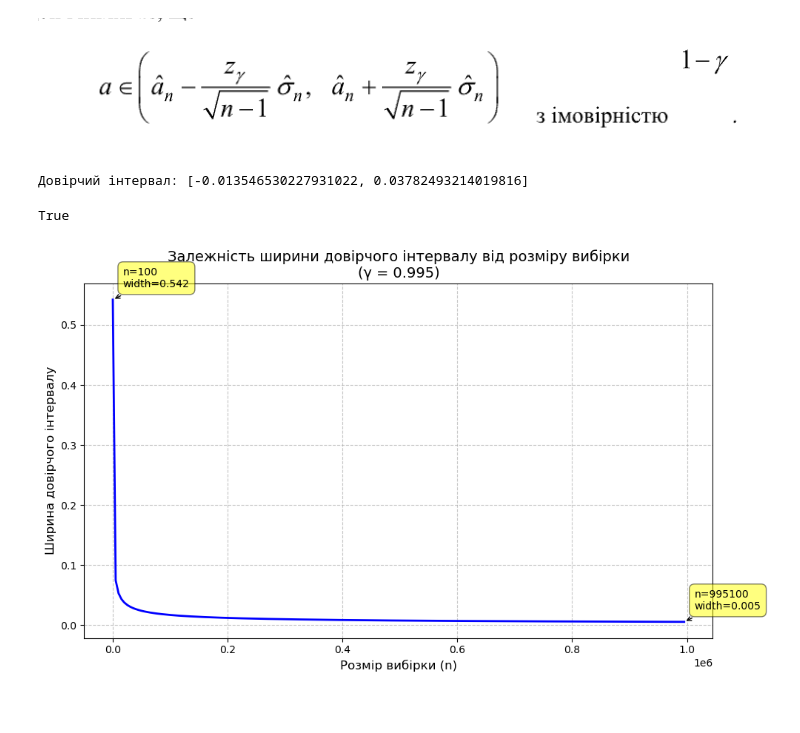
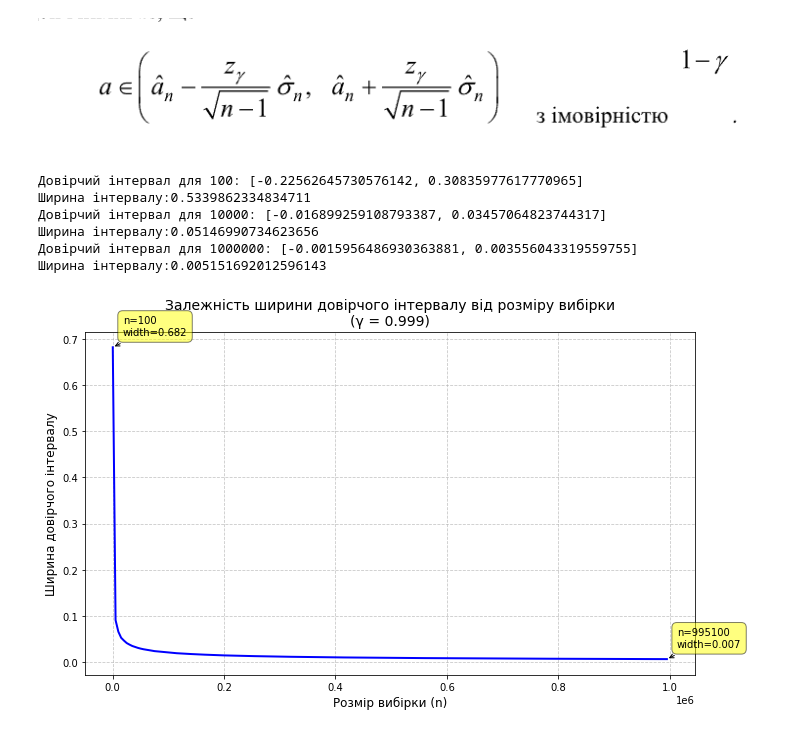
Before and after one commit to art1k20/appl_stats, a Jupyter notebook: lab1/conf_int.ipynb, the cells around one changed output. Drawn from its saved outputs; the diff is of its cells as text; code cells hidden in the pictures; blank space fills up the shorter version.

```diff
--- a/lab1/conf_int.ipynb
+++ b/lab1/conf_int.ipynb
@@ -20,55 +17,61 @@ norm_dist = np.random.randn(n)
 # %%
-gama = 0.995
-mean = np.mean(norm_dist)
-std_dev = np.std(norm_dist, ddof=1)
-t_critical = stats.t.ppf(gama, n-1)
-margin_of_error = t_critical * (std_dev / np.sqrt(n))
-lower_bound = mean - margin_of_error
-upper_bound = mean + margin_of_error
-print(f"Довірчий інтервал: [{lower_bound}, {upper_bound}]")
+
+def conf_int(n):
+    gama = 0.995
+    norm_dist = np.random.randn(n)
+    mean = np.mean(norm_dist)
+    std_dev = np.std(norm_dist, ddof=1)
+    t_critical = stats.t.ppf(gama, n-1)
+    margin_of_error = t_critical * (std_dev / np.sqrt(n))
+    lower_bound = mean - margin_of_error
+    upper_bound = mean + margin_of_error
+    return lower_bound, upper_bound
+n = [100,10000,1000000]
+for i in n:
+    lower_bound, upper_bound = conf_int(i)
+    print(f"Довірчий інтервал для {i}: [{lower_bound}, {upper_bound}]")
+    print(f"Ширина інтервалу:{upper_bound-lower_bound}")
 # %% [output]
-Довірчий інтервал: [-0.013546530227931022, 0.03782493214019816]
+Довірчий інтервал для 100: [-0.22562645730576142, 0.30835977617770965]
+Ширина інтервалу:0.5339862334834711
+Довірчий інтервал для 10000: [-0.016899259108793387, 0.03457064823744317]
+Ширина інтервалу:0.05146990734623656
+Довірчий інтервал для 1000000: [-0.0015956486930363881, 0.003556043319559755]
+Ширина інтервалу:0.005151692012596143
-# %%
-2+2==4
-# %% [output]
-True
 # %%
-import numpy as np
-import matplotlib.pyplot as plt
-from scipy import stats
 
 interval_widths = []
-gamma = 0.995
+gamma = 0.999
 n_values = np.arange(100, 1000000, 5000)
 for n in n_values:
-    sample = norm_dist[:n]
+    sample = np.random.randn(n)
     mean = np.mean(sample)
     std_dev = np.std(sample, ddof=1)
-    t_critical = stats.t.ppf(gamma, n-1)
+    t_critical = stats.t.ppf((1+gamma)/2, n-1)
     margin_of_error = t_critical * (std_dev / np.sqrt(n))
     interval_width = 2 * margin_of_error  # Повна ширина інтервалу
     interval_widths.append(interval_width)
 
 # Створення графіку
 plt.figure(figsize=(10, 6))
 plt.plot(n_values, interval_widths, 'b-', linewidth=2)
 plt.grid(True, linestyle='--', alpha=0.7)
 plt.xlabel('Розмір вибірки (n)', fontsize=12)
 plt.ylabel('Ширина довірчого інтервалу', fontsize=12)
 plt.title(f'Залежність ширини довірчого інтервалу від розміру вибірки\n(γ = {gamma})', fontsize=14)
 
 # Додавання текстових пояснень для деяких точок
 for n, width in zip([n_values[0], n_values[-1]], [interval_widths[0], interval_widths[-1]]):
     plt.annotate(f'n={n}\nwidth={width:.3f}',
                 xy=(n, width),
                 xytext=(10, 10),
                 textcoords='offset points',
                 ha='left',
                 va='bottom',
                 bbox=dict(boxstyle='round,pad=0.5', fc='yellow', alpha=0.5),
                 arrowprops=dict(arrowstyle='->', connectionstyle='arc3,rad=0'))
 
 plt.tight_layout()
 plt.show()
 # %% [output]
-[figure, old version]
+[figure, new version]
```
Also changed, not shown: parts of 1 cell of this notebook.
